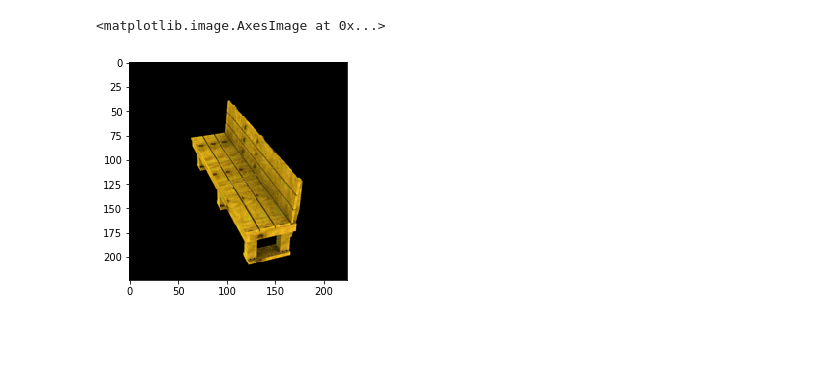
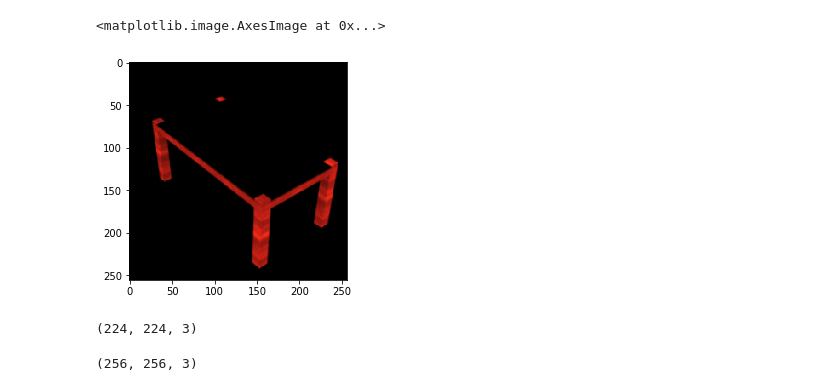
Before and after one commit to Max-Snow/deepvoxels, a Jupyter notebook: multi.ipynb, the cells around one changed output. Cells and saved outputs as stored; diff of their text form; code cells hidden in the pictures; blank space fills up the shorter version.

```diff
--- a/multi.ipynb
+++ b/multi.ipynb
@@ -13,7 +12,18 @@ from sys import getsizeof
 # %%
-path = os.path.join("/home/max/shapenet", 'train_rgb', 'bench_0_render_0.png')
-x = data_util.load_img(path, square_crop=True, downsampling_order=1, target_size=[224, 224])
-plt.imshow(x)
+path = os.path.join("/home/max/shapenet", 'train_rgb', 'table_98_render_4.png')
+img = data_util.load_img(path, square_crop=True, downsampling_order=1, target_size=[256, 256])
+plt.imshow(img[:,:,:3])
 # %% [output]
 <matplotlib.image.AxesImage at 0x...>
-[figure, old version]
+[figure, new version]
+# %%
+x= cv2.imread(path, cv2.IMREAD_UNCHANGED)
+y = cv2.cvtColor(x, cv2.COLOR_BGR2RGB)
+z = cv2.cvtColor(x[:,:,:3], cv2.COLOR_BGR2RGB)
+z.shape
+# %% [output]
+(224, 224, 3)
+# %%
+img.shape
+# %% [output]
+(256, 256, 3)
```
Also changed, not shown: parts of 13 cells of this notebook, 2 other files.
